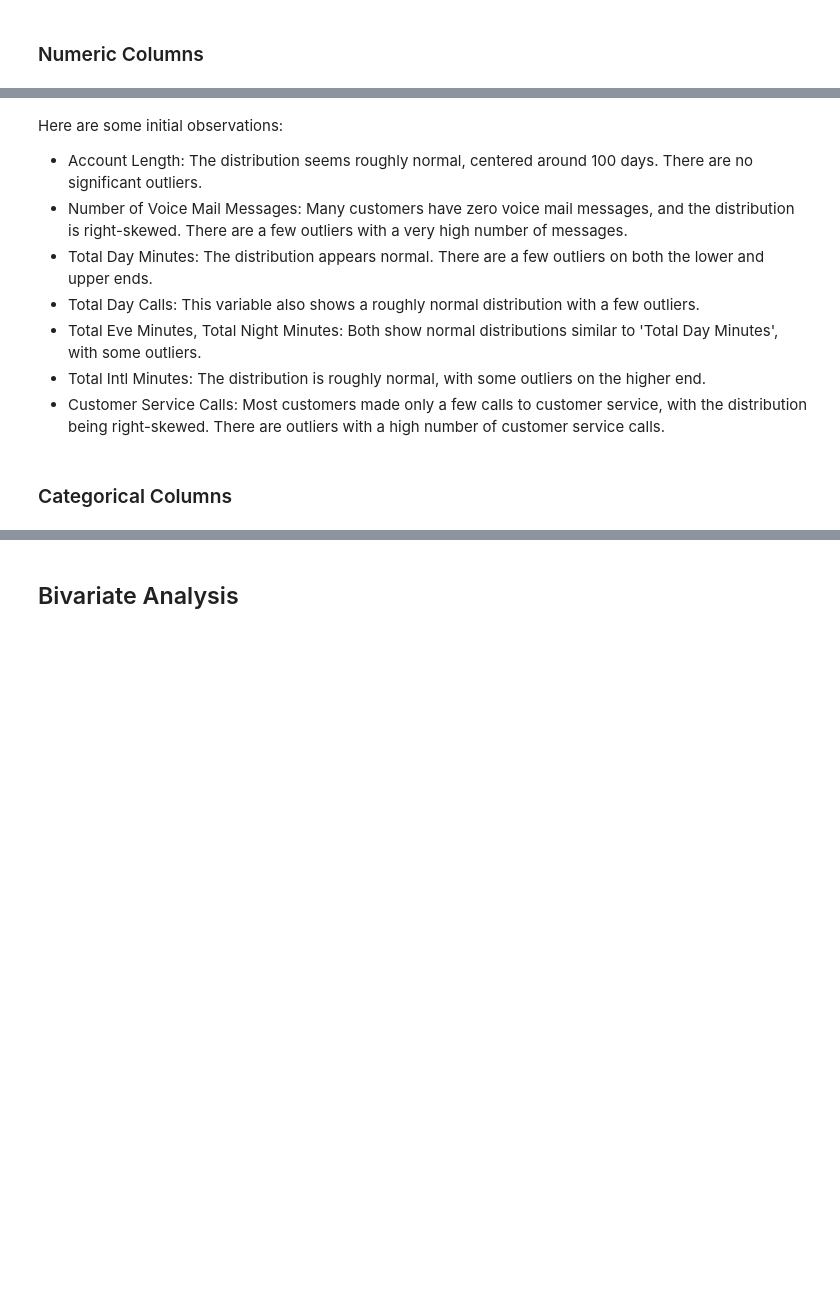
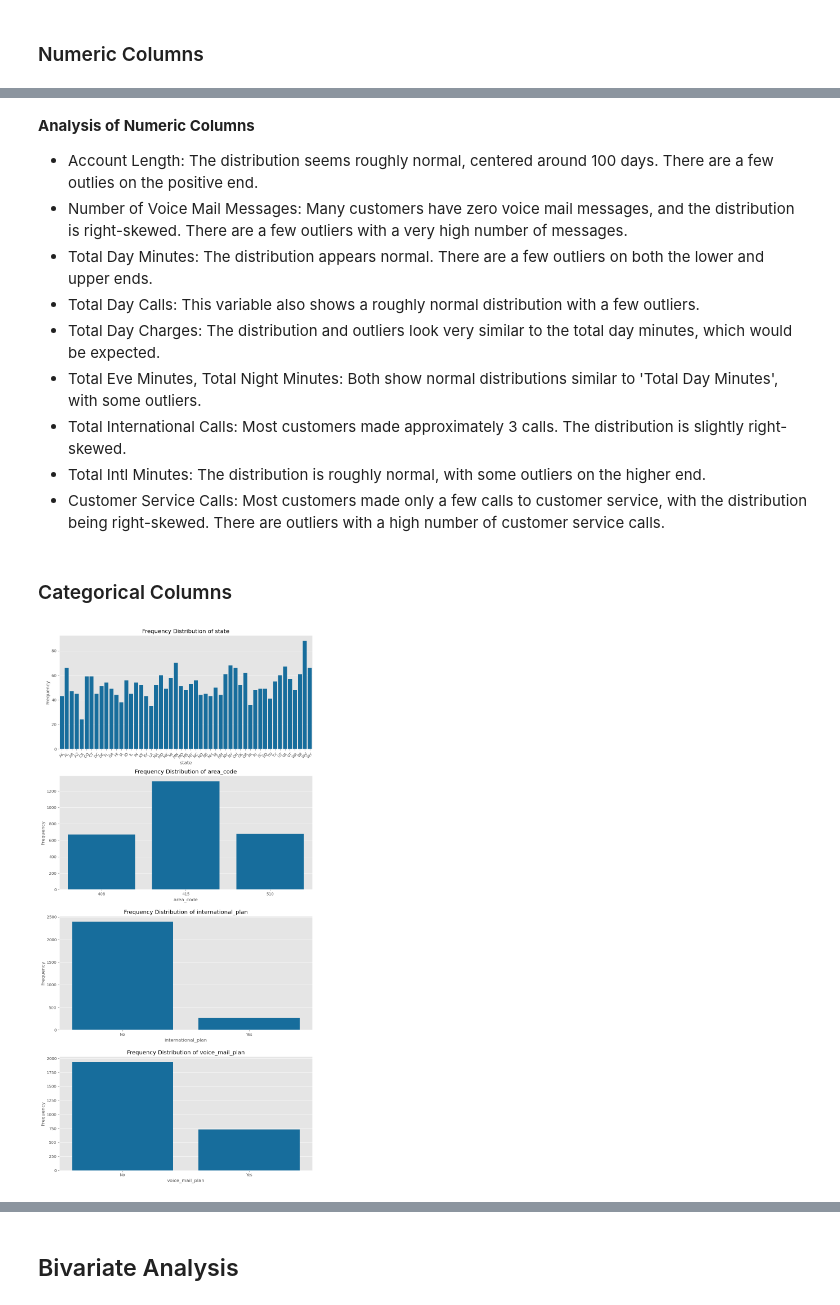
Before and after one commit to timothyrobbinscpa/new_customer_churn, a Jupyter notebook: src/customer_churn.ipynb, the cells around one changed output, grey strips where cells are left out. Saved outputs shown, nothing was run; the diff lists cells and outputs as text; code cells hidden in the pictures; blank space fills up the shorter version.

```diff
--- a/src/customer_churn.ipynb
+++ b/src/customer_churn.ipynb
@@ -129,34 +233,42 @@ show_univariate_plots(df_train)
 # %% [markdown]
-Here are some initial observations:
+**Analysis of Numeric Columns**
 
-- Account Length: The distribution seems roughly normal, centered around 100 days. There are no significant outliers.
+- Account Length: The distribution seems roughly normal, centered around 100 days. There are a few outlies on the positive end.
 - Number of Voice Mail Messages: Many customers have zero voice mail messages, and the distribution is right-skewed. There are a few outliers with a very high number of messages.
 - Total Day Minutes: The distribution appears normal. There are a few outliers on both the lower and upper ends.
 - Total Day Calls: This variable also shows a roughly normal distribution with a few outliers.
+- Total Day Charges: The distribution and outliers look very similar to the total day minutes, which would be expected.
 - Total Eve Minutes, Total Night Minutes: Both show normal distributions similar to 'Total Day Minutes', with some outliers.
+- Total International Calls: Most customers made approximately 3 calls.  The distribution is slightly right-skewed.
 - Total Intl Minutes: The distribution is roughly normal, with some outliers on the higher end.
 - Customer Service Calls: Most customers made only a few calls to customer service, with the distribution being right-skewed. There are outliers with a high number of customer service calls.
 # %% [markdown]
 ### Categorical Columns
 # %%
+import seaborn as sns
+import matplotlib.pyplot as plt
+
 # Adjusting the dataset and column names for the univariate analysis of categorical variables
 cat_vars_updated = ['state', 'area_code', 'international_plan', 'voice_mail_plan']
 
 # Creating subplots for the categorical variables
 fig, axes = plt.subplots(nrows=len(cat_vars_updated), ncols=1, figsize=(10, 20), tight_layout=True)
 
 # Plotting bar plots for each categorical variable
 for i, var in enumerate(cat_vars_updated):
-    data_count = df_train[var].value_counts()
-    sns.barplot(x=data_count.index, y=data_count.values, ax=axes[i], palette="viridis")
+    # Sort the value counts alphabetically by index (which are your categorical labels)
+    data_count = df_train[var].value_counts().sort_index()
+    sns.barplot(x=data_count.index, y=data_count.values, ax=axes[i])
     axes[i].set_title(f'Frequency Distribution of {var}')
     axes[i].set_ylabel('Frequency')
     axes[i].set_xlabel(var)
 
-    # Rotating x-axis labels for clarity if needed
+    # Rotating x-axis labels for clarity, if necessary (more than 10 bars)
     if len(data_count.index) > 10:
         for label in axes[i].get_xticklabels():
             label.set_rotation(45)
 
 plt.show()
+# %% [output]
+[figure, added]
 # %% [markdown]
```
Also changed, not shown: parts of 89 cells of this notebook, 4 other files.
